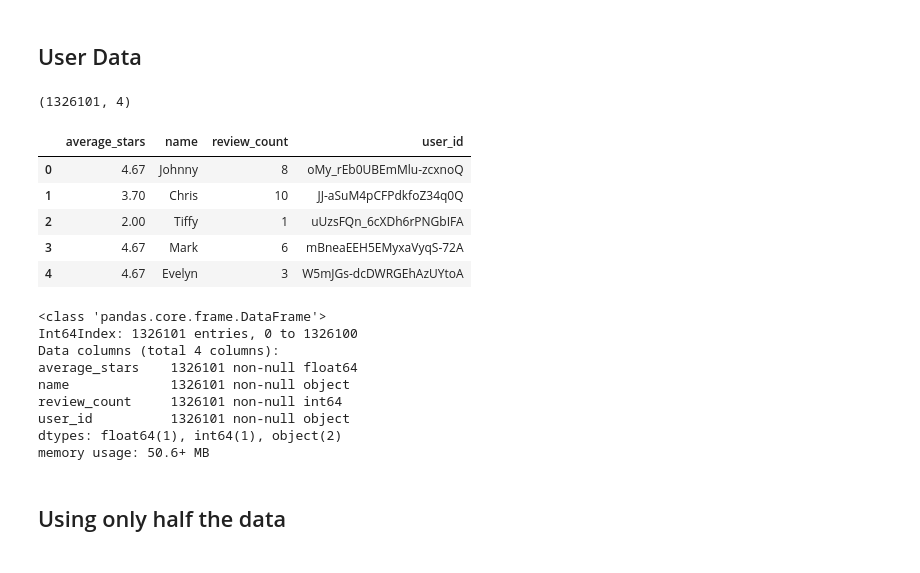
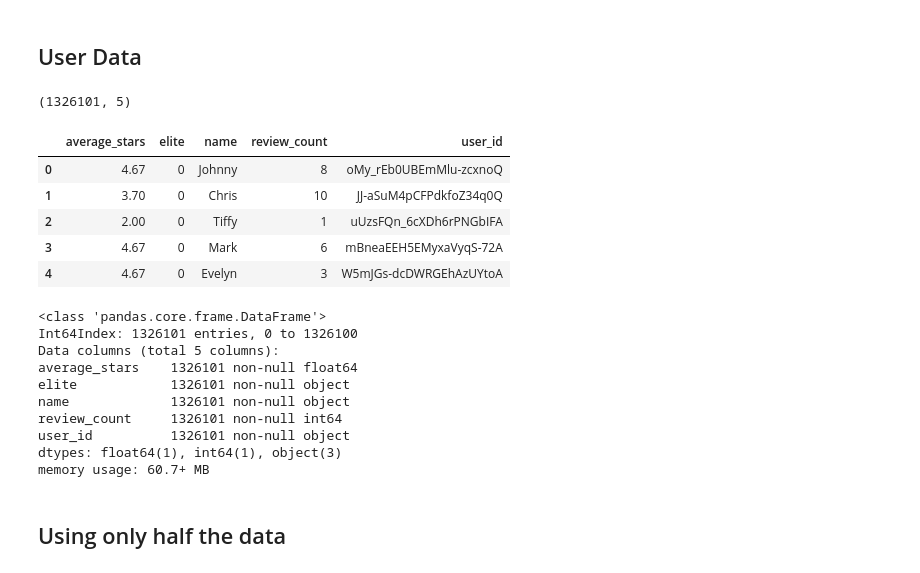
Before and after one commit to saravrajavelu/Yelp-Recommendation, a Jupyter notebook: Yelp.ipynb, the cells around one changed output. Cells and saved outputs as stored; diff of their text form; code cells hidden in the pictures.

```diff
--- a/Yelp.ipynb
+++ b/Yelp.ipynb
@@ -132,37 +145,40 @@ checkin.head()
 # %%
 user = pd.read_json('./Data/user.json', lines = True)
 #user = pd.read_pickle('user.pkl')
 
 user_columns_to_remove = ['compliment_cool', 'compliment_cute',
        'compliment_funny', 'compliment_hot', 'compliment_list',
        'compliment_more', 'compliment_note', 'compliment_photos',
        'compliment_plain', 'compliment_profile', 'compliment_writer',
-       'cool', 'elite', 'fans', 'friends', 'funny',
+       'cool','fans', 'friends', 'funny',
        'useful', 'yelping_since']
 user.drop(columns = user_columns_to_remove, inplace = True)
 
+user.elite = user.elite.apply(lambda x: 0 if len(x) == 0 else 1)
+elite_user_id = user[user.elite == 1].user_id.values
 print(user.shape)
 user.head()
 # %% [output]
-(1326101, 4)
+(1326101, 5)
-|  | average_stars | name | review_count | user_id |
-| 0 | 4.67 | Johnny | 8 | oMy_rEb0UBEmMlu-zcxnoQ |
-| 1 | 3.70 | Chris | 10 | JJ-aSuM4pCFPdkfoZ34q0Q |
-| 2 | 2.00 | Tiffy | 1 | uUzsFQn_6cXDh6rPNGbIFA |
-| 3 | 4.67 | Mark | 6 | mBneaEEH5EMyxaVyqS-72A |
-| 4 | 4.67 | Evelyn | 3 | W5mJGs-dcDWRGEhAzUYtoA |
+|  | average_stars | elite | name | review_count | user_id |
+| 0 | 4.67 | 0 | Johnny | 8 | oMy_rEb0UBEmMlu-zcxnoQ |
+| 1 | 3.70 | 0 | Chris | 10 | JJ-aSuM4pCFPdkfoZ34q0Q |
+| 2 | 2.00 | 0 | Tiffy | 1 | uUzsFQn_6cXDh6rPNGbIFA |
+| 3 | 4.67 | 0 | Mark | 6 | mBneaEEH5EMyxaVyqS-72A |
+| 4 | 4.67 | 0 | Evelyn | 3 | W5mJGs-dcDWRGEhAzUYtoA |
 # %%
 user.info()
 # %% [output]
 <class 'pandas.core.frame.DataFrame'>
 Int64Index: 1326101 entries, 0 to 1326100
-Data columns (total 4 columns):
+Data columns (total 5 columns):
 average_stars    1326101 non-null float64
+elite            1326101 non-null object
 name             1326101 non-null object
 review_count     1326101 non-null int64
 user_id          1326101 non-null object
-dtypes: float64(1), int64(1), object(2)
-memory usage: 50.6+ MB
+dtypes: float64(1), int64(1), object(3)
+memory usage: 60.7+ MB
 # %% [markdown]
 ## Using only half the data
 # %%
```
Also changed, not shown: parts of 53 cells of this notebook.
